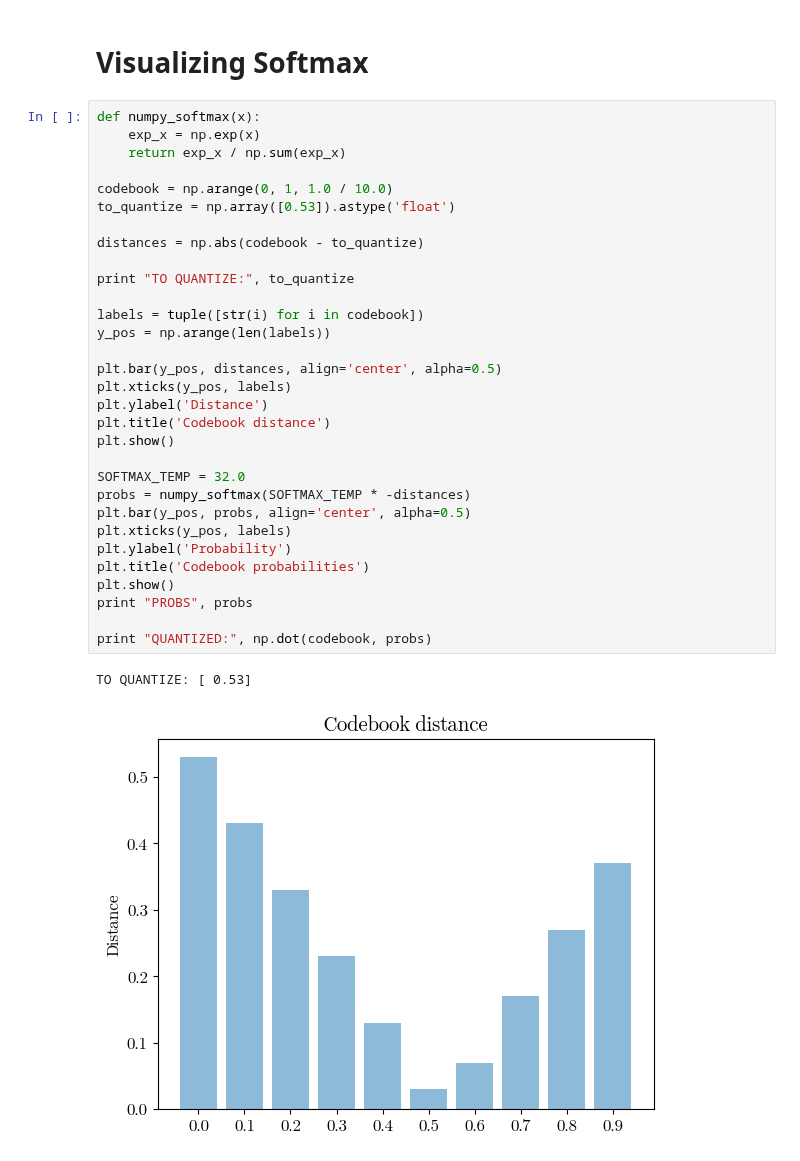
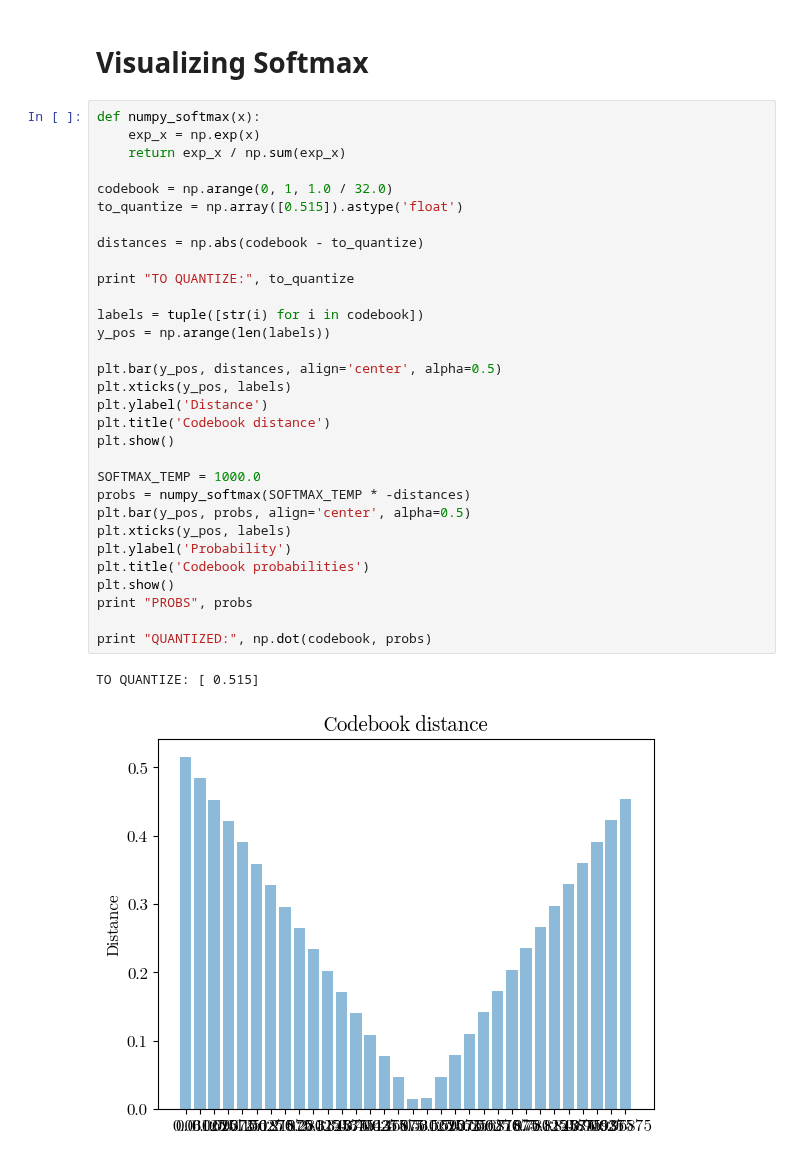
Before and after one commit to sri-kankanahalli/autoencoder-speech-compression, a Jupyter notebook: Visualizations.ipynb, the cells around one changed output. Drawn from its saved outputs; the diff is of its cells as text.

```diff
--- a/Visualizations.ipynb
+++ b/Visualizations.ipynb
@@ -100,34 +100,34 @@ activation_plot(fnc, 4.0, (-4.0, 4.0), (-0.3, 1.3))
 # %%
 def numpy_softmax(x):
     exp_x = np.exp(x)
     return exp_x / np.sum(exp_x)
 
-codebook = np.arange(0, 1, 1.0 / 10.0)
-to_quantize = np.array([0.53]).astype('float')
+codebook = np.arange(0, 1, 1.0 / 32.0)
+to_quantize = np.array([0.515]).astype('float')
 
 distances = np.abs(codebook - to_quantize)
 
 print "TO QUANTIZE:", to_quantize
 
 labels = tuple([str(i) for i in codebook])
 y_pos = np.arange(len(labels))
 
 plt.bar(y_pos, distances, align='center', alpha=0.5)
 plt.xticks(y_pos, labels)
 plt.ylabel('Distance')
 plt.title('Codebook distance')
 plt.show()
 
-SOFTMAX_TEMP = 32.0
+SOFTMAX_TEMP = 1000.0
 probs = numpy_softmax(SOFTMAX_TEMP * -distances)
 plt.bar(y_pos, probs, align='center', alpha=0.5)
 plt.xticks(y_pos, labels)
 plt.ylabel('Probability')
 plt.title('Codebook probabilities')
 plt.show()
 print "PROBS", probs
 
 print "QUANTIZED:", np.dot(codebook, probs)
 # %% [output]
-TO QUANTIZE: [ 0.53]
+TO QUANTIZE: [ 0.515]
-[figure, old version]
+[figure, new version]
```
Also changed, not shown: parts of 2 cells of this notebook, 8 other files.
